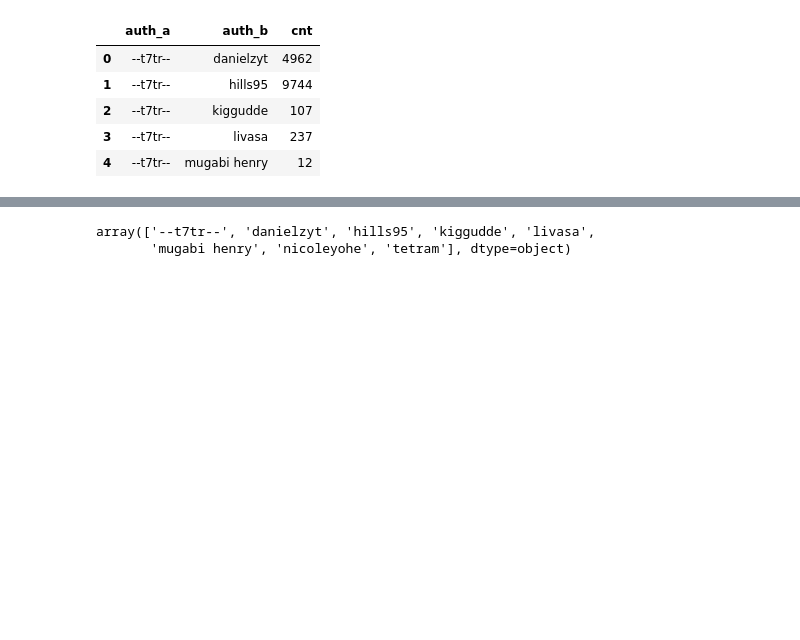
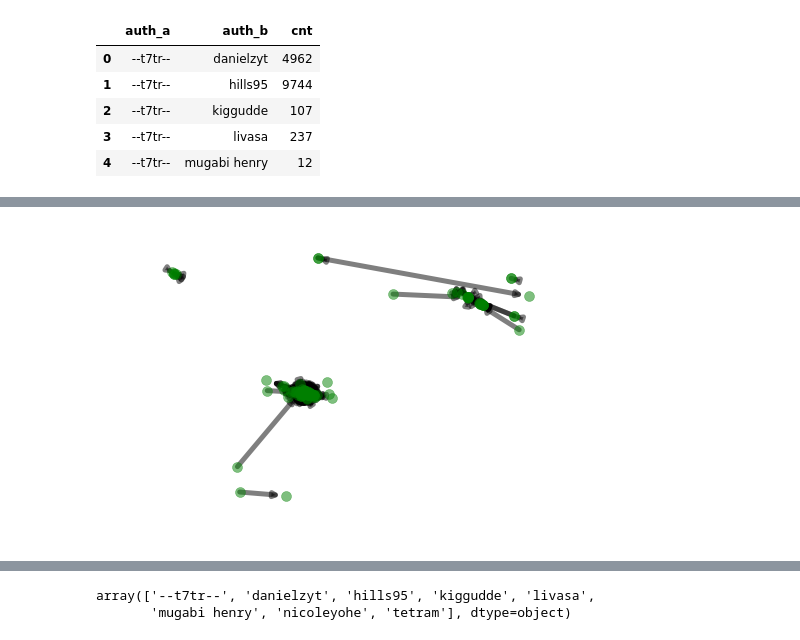
Before and after one commit to cgels/YouthmapperSocialNetworkAnalytics, a Jupyter notebook: DATA 451 Capstone NetworkX.ipynb, the cells around one changed output, grey strips where cells are left out. Drawn from its saved outputs; the diff is of its cells as text; code cells hidden in the pictures; blank space fills up the shorter version.

```diff
--- a/DATA 451 Capstone NetworkX.ipynb
+++ b/DATA 451 Capstone NetworkX.ipynb
@@ -80,0 +64,4 @@ nx.draw_spectral(G, **options)
+# %%
+nx.draw_kamada_kawai(G, **options)
+# %% [output]
+[figure, added]
```
Also changed, not shown: parts of 10 cells of this notebook.
